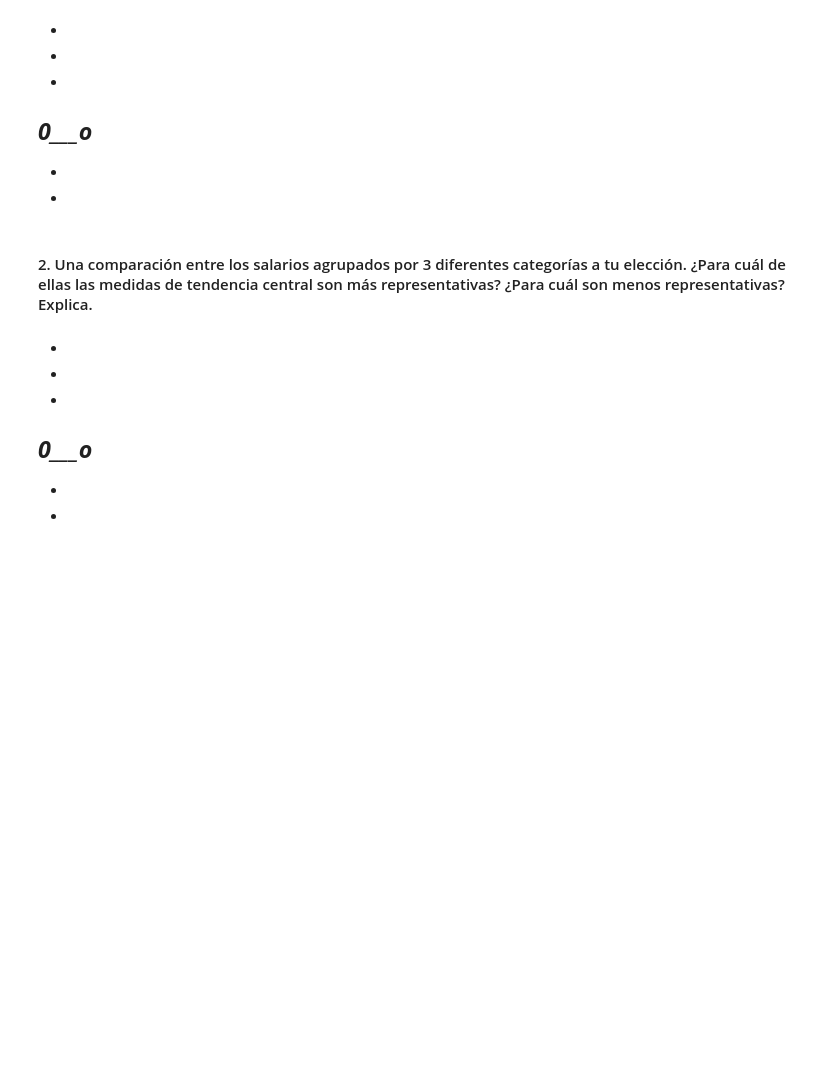
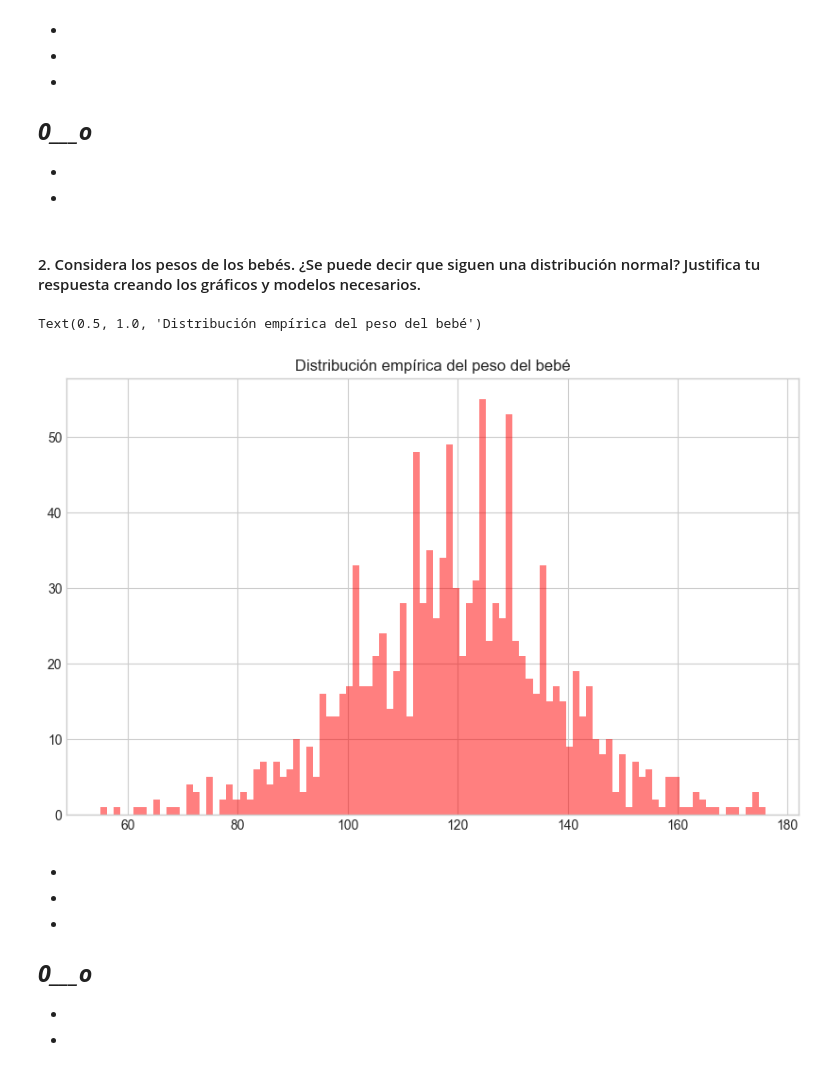
Before and after one commit to santoleal/data_science_homework, a Jupyter notebook: 4.ESTADISTICA PYTHON/DESAFIO3/Desafío 3 - Tabaquismo y gestación.ipynb, the cells around one changed output. Drawn from its saved outputs; the diff is of its cells as text; code cells hidden in the pictures; blank space fills up the shorter version.

```diff
--- a/4.ESTADISTICA PYTHON/DESAFIO3/Desafío 3 - Tabaquismo y gestación.ipynb
+++ b/4.ESTADISTICA PYTHON/DESAFIO3/Desafío 3 - Tabaquismo y gestación.ipynb
@@ -80,0 +33,4 @@ f'El rango de salarios, en USD, es de: {salarios_rango}'
+# %%
+# Se importa base de datos
+estudio_gestacional = pd.read_csv('baby.csv', delimiter=',')
+estudio_gestacional
@@ -86,8 +89,18 @@ ___0___o___
 -
 -
 -
-# %% [markdown]
-#### 2. Una comparación entre los salarios agrupados por 3 diferentes categorías a tu elección. ¿Para cuál de ellas las medidas de tendencia central son más representativas? ¿Para cuál son menos representativas? Explica.
+# %% [markdown]
+#### 2. Considera los pesos de los bebés. ¿Se puede decir que siguen una distribución normal? Justifica tu respuesta creando los gráficos y modelos necesarios.
+# %%
+# Configuración de estilos de gráficos
+plt.rcParams["figure.figsize"] = (10, 6) # Tamaño gráficos
+plt.style.use('seaborn-v0_8-whitegrid')
+
+plt.hist(estudio_gestacional['Birth.Weight'], bins=100, color='red', alpha=.5)
+plt.title("Distribución empírica del peso del bebé")
+# %% [output]
+Text(0.5, 1.0, 'Distribución empírica del peso del bebé')
+[figure, added]
 # %% [markdown]
 -
 -
```
Also changed, not shown: parts of 25 cells of this notebook.
